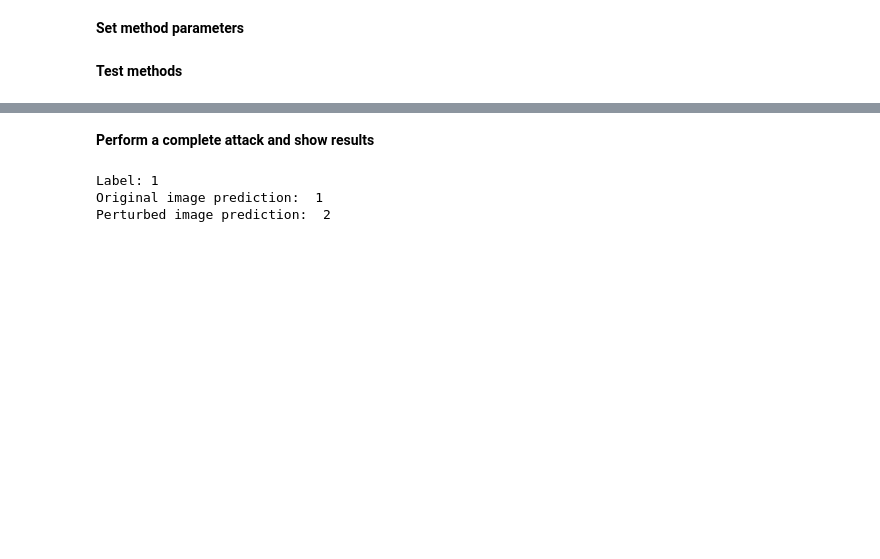
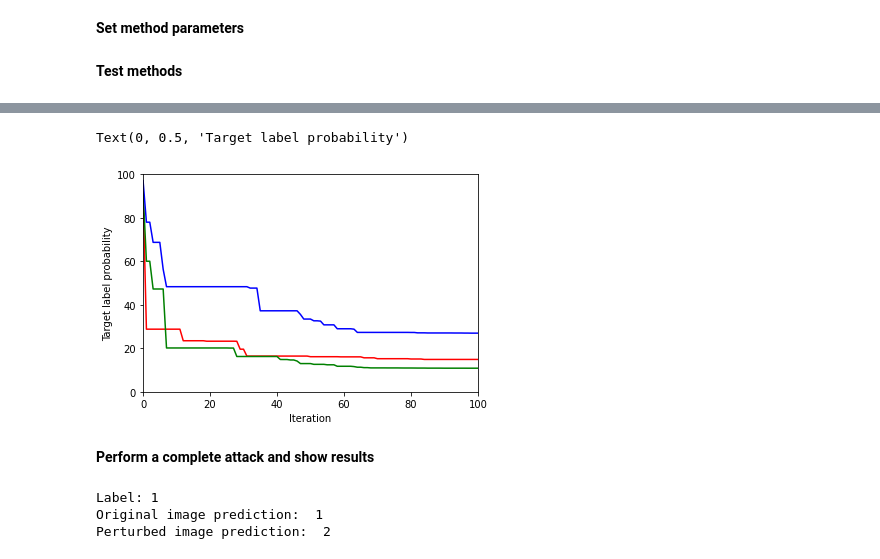
Before and after one commit to pabloac31/TFG, a Jupyter notebook: cifar10_experiments.ipynb, the cells around one changed output, grey strips where cells are left out. Cells and saved outputs as stored; diff of their text form; code cells hidden in the pictures; blank space fills up the shorter version.

```diff
--- a/cifar10_experiments.ipynb
+++ b/cifar10_experiments.ipynb
@@ -82,3 +99,18 @@ Number of iterations needed:  9
+# %%
+#sc3 = np.array(scores)
+a = np.insert(sc, 0, 0.9151)
+b = np.insert(sc2, 0, 0.9217)
+c = np.insert(sc3, 0, 0.9707)
+plt.plot(np.arange(101), a*100, 'r')
+plt.plot(np.arange(101), b*100, 'g')
+plt.plot(np.arange(101), c*100, 'b')
+plt.xlim(0, 100)
+plt.ylim(0, 100)
+plt.xlabel('Iteration')
+plt.ylabel('Target label probability')
+# %% [output]
+Text(0, 0.5, 'Target label probability')
+[figure, added]
 # %% [markdown]
 **Perform a complete attack and show results**
 # %%
```
Also changed, not shown: parts of 8 cells of this notebook.
